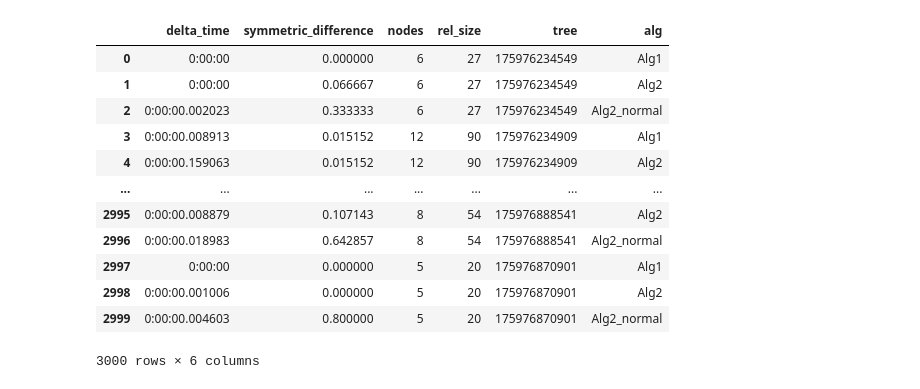
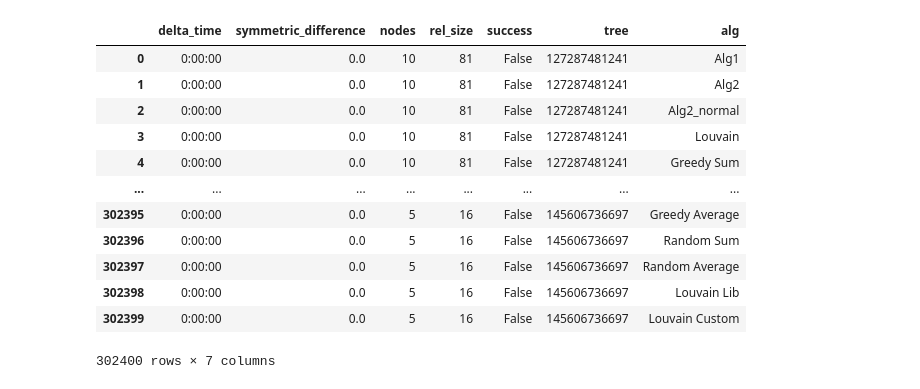
Before and after one commit to MaxOmlor/GraphentheoPraktikum, a Jupyter notebook: data_vis/wp1_benchmark.ipynb, the cells around one changed output. Drawn from its saved outputs; the diff is of its cells as text; code cells hidden in the pictures.

```diff
--- a/data_vis/wp1_benchmark.ipynb
+++ b/data_vis/wp1_benchmark.ipynb
@@ -3,22 +3,8 @@ import pandas as pd
 
 # Pfad zur CSV-Datei
 # file_path = '../old_out.csv'
-file_path = '../out.csv'
+# file_path = '../out.csv'
 
 # Importieren der CSV-Datei als DataFrame
-df = pd.read_csv(file_path)
-df
+# df = pd.read_csv(file_path)
+# df
-# %% [output]
-|  | delta_time | symmetric_difference | nodes | rel_size | tree | alg |
-| 0 | 0:00:00 | 0.000000 | 6 | 27 | 175976234549 | Alg1 |
-| 1 | 0:00:00 | 0.066667 | 6 | 27 | 175976234549 | Alg2 |
-| 2 | 0:00:00.002023 | 0.333333 | 6 | 27 | 175976234549 | Alg2_normal |
-| 3 | 0:00:00.008913 | 0.015152 | 12 | 90 | 175976234909 | Alg1 |
-| 4 | 0:00:00.159063 | 0.015152 | 12 | 90 | 175976234909 | Alg2 |
-| ... | ... | ... | ... | ... | ... | ... |
-| 2995 | 0:00:00.008879 | 0.107143 | 8 | 54 | 175976888541 | Alg2 |
-| 2996 | 0:00:00.018983 | 0.642857 | 8 | 54 | 175976888541 | Alg2_normal |
-| 2997 | 0:00:00 | 0.000000 | 5 | 20 | 175976870901 | Alg1 |
-| 2998 | 0:00:00.001006 | 0.000000 | 5 | 20 | 175976870901 | Alg2 |
-| 2999 | 0:00:00.004603 | 0.800000 | 5 | 20 | 175976870901 | Alg2_normal |
-3000 rows × 6 columns
@@ -25,3 +37,21 @@ df
+# %%
+dir_path = '../data_gen/out'
+df = concat_csv_files_in_directory(dir_path)
+df
+# %% [output]
+|  | delta_time | symmetric_difference | nodes | rel_size | success | tree | alg |
+| 0 | 0:00:00 | 0.0 | 10 | 81 | False | 127287481241 | Alg1 |
+| 1 | 0:00:00 | 0.0 | 10 | 81 | False | 127287481241 | Alg2 |
+| 2 | 0:00:00 | 0.0 | 10 | 81 | False | 127287481241 | Alg2_normal |
+| 3 | 0:00:00 | 0.0 | 10 | 81 | False | 127287481241 | Louvain |
+| 4 | 0:00:00 | 0.0 | 10 | 81 | False | 127287481241 | Greedy Sum |
+| ... | ... | ... | ... | ... | ... | ... | ... |
+| 302395 | 0:00:00 | 0.0 | 5 | 16 | False | 145606736697 | Greedy Average |
+| 302396 | 0:00:00 | 0.0 | 5 | 16 | False | 145606736697 | Random Sum |
+| 302397 | 0:00:00 | 0.0 | 5 | 16 | False | 145606736697 | Random Average |
+| 302398 | 0:00:00 | 0.0 | 5 | 16 | False | 145606736697 | Louvain Lib |
+| 302399 | 0:00:00 | 0.0 | 5 | 16 | False | 145606736697 | Louvain Custom |
+302400 rows × 7 columns
 # %%
 del df['tree']
 df
```
Also changed, not shown: parts of 7 cells of this notebook, 6 other files.
